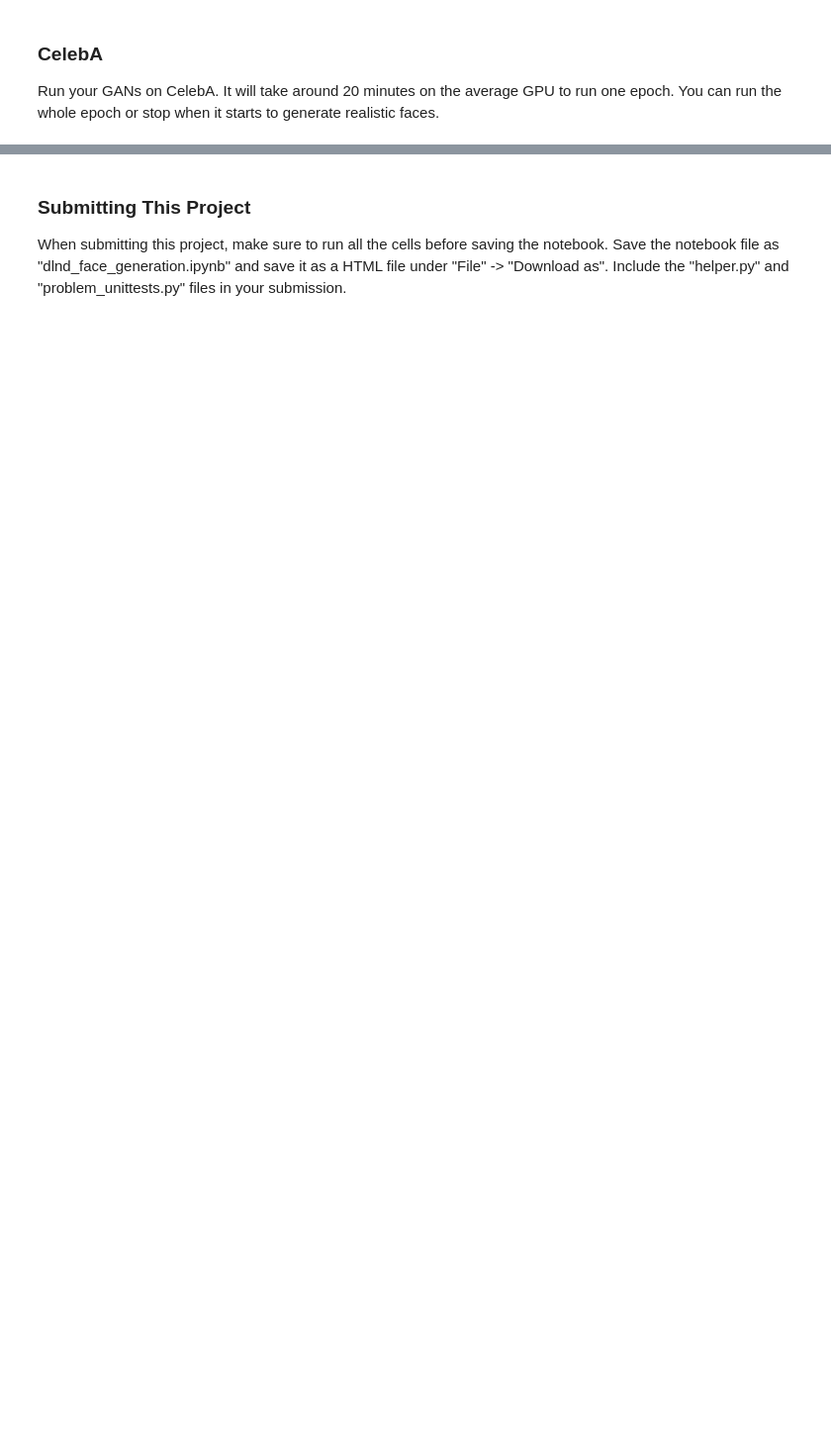
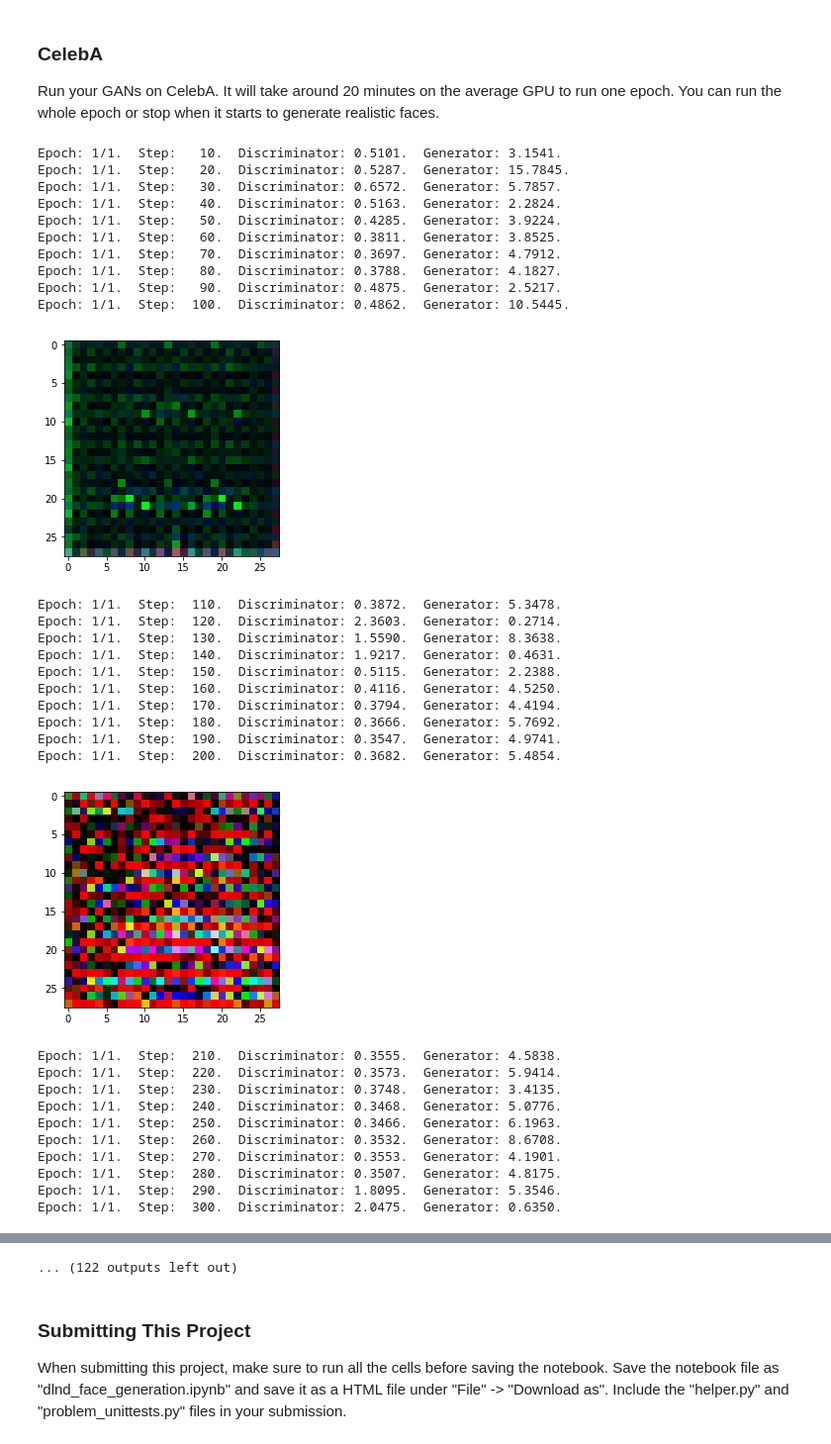
Before and after one commit to snegirigens/DLND, a Jupyter notebook: face_generation/dlnd_face_generation.ipynb, the cells around one changed output, grey strips where cells are left out. Shown at 99% size. Drawn from its saved outputs; the diff is of its cells as text; code cells hidden in the pictures; blank space fills up the shorter version.

```diff
--- a/face_generation/dlnd_face_generation.ipynb
+++ b/face_generation/dlnd_face_generation.ipynb
@@ -541,15 +557,50 @@ Run your GANs on CelebA.  It will take around 20 minutes on the average GPU to r
 # %%
 batch_size = 32
 z_dim = 100
 learning_rate = 0.0002
-beta1 = 0.9
+beta1 = 0.5
+
+tf.reset_default_graph()
 
 """
 DON'T MODIFY ANYTHING IN THIS CELL THAT IS BELOW THIS LINE
 """
 epochs = 1
 
 celeba_dataset = helper.Dataset('celeba', glob(os.path.join(data_dir, 'img_align_celeba/*.jpg')))
 with tf.Graph().as_default():
     train(epochs, batch_size, z_dim, learning_rate, beta1, celeba_dataset.get_batches,
           celeba_dataset.shape, celeba_dataset.image_mode)
+# %% [output]
+Epoch: 1/1.  Step:   10.  Discriminator: 0.5101.  Generator: 3.1541.
+Epoch: 1/1.  Step:   20.  Discriminator: 0.5287.  Generator: 15.7845.
+Epoch: 1/1.  Step:   30.  Discriminator: 0.6572.  Generator: 5.7857.
+Epoch: 1/1.  Step:   40.  Discriminator: 0.5163.  Generator: 2.2824.
+Epoch: 1/1.  Step:   50.  Discriminator: 0.4285.  Generator: 3.9224.
+Epoch: 1/1.  Step:   60.  Discriminator: 0.3811.  Generator: 3.8525.
+Epoch: 1/1.  Step:   70.  Discriminator: 0.3697.  Generator: 4.7912.
+Epoch: 1/1.  Step:   80.  Discriminator: 0.3788.  Generator: 4.1827.
+Epoch: 1/1.  Step:   90.  Discriminator: 0.4875.  Generator: 2.5217.
+Epoch: 1/1.  Step:  100.  Discriminator: 0.4862.  Generator: 10.5445.
+[figure, added]
+Epoch: 1/1.  Step:  110.  Discriminator: 0.3872.  Generator: 5.3478.
+Epoch: 1/1.  Step:  120.  Discriminator: 2.3603.  Generator: 0.2714.
+Epoch: 1/1.  Step:  130.  Discriminator: 1.5590.  Generator: 8.3638.
+Epoch: 1/1.  Step:  140.  Discriminator: 1.9217.  Generator: 0.4631.
+Epoch: 1/1.  Step:  150.  Discriminator: 0.5115.  Generator: 2.2388.
+Epoch: 1/1.  Step:  160.  Discriminator: 0.4116.  Generator: 4.5250.
+Epoch: 1/1.  Step:  170.  Discriminator: 0.3794.  Generator: 4.4194.
+Epoch: 1/1.  Step:  180.  Discriminator: 0.3666.  Generator: 5.7692.
+Epoch: 1/1.  Step:  190.  Discriminator: 0.3547.  Generator: 4.9741.
+Epoch: 1/1.  Step:  200.  Discriminator: 0.3682.  Generator: 5.4854.
+[figure, added]
+Epoch: 1/1.  Step:  210.  Discriminator: 0.3555.  Generator: 4.5838.
+Epoch: 1/1.  Step:  220.  Discriminator: 0.3573.  Generator: 5.9414.
+Epoch: 1/1.  Step:  230.  Discriminator: 0.3748.  Generator: 3.4135.
+Epoch: 1/1.  Step:  240.  Discriminator: 0.3468.  Generator: 5.0776.
+Epoch: 1/1.  Step:  250.  Discriminator: 0.3466.  Generator: 6.1963.
+Epoch: 1/1.  Step:  260.  Discriminator: 0.3532.  Generator: 8.6708.
+Epoch: 1/1.  Step:  270.  Discriminator: 0.3553.  Generator: 4.1901.
+Epoch: 1/1.  Step:  280.  Discriminator: 0.3507.  Generator: 4.8175.
+Epoch: 1/1.  Step:  290.  Discriminator: 1.8095.  Generator: 5.3546.
+Epoch: 1/1.  Step:  300.  Discriminator: 2.0475.  Generator: 0.6350.
@@ -556,3 +641,4 @@ with tf.Graph().as_default():
+... (122 outputs left out)
 # %% [markdown]
 ### Submitting This Project
 When submitting this project, make sure to run all the cells before saving the notebook. Save the notebook file as "dlnd_face_generation.ipynb" and save it as a HTML file under "File" -> "Download as". Include the "helper.py" and "problem_unittests.py" files in your submission.
```
Also changed, not shown: parts of 7 cells of this notebook.
